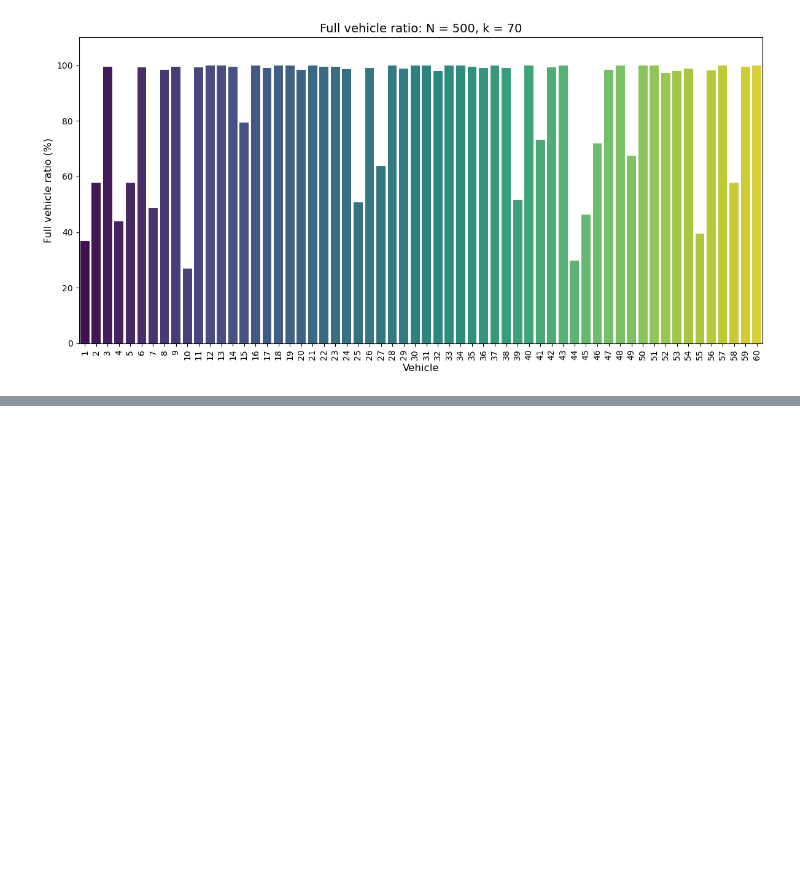
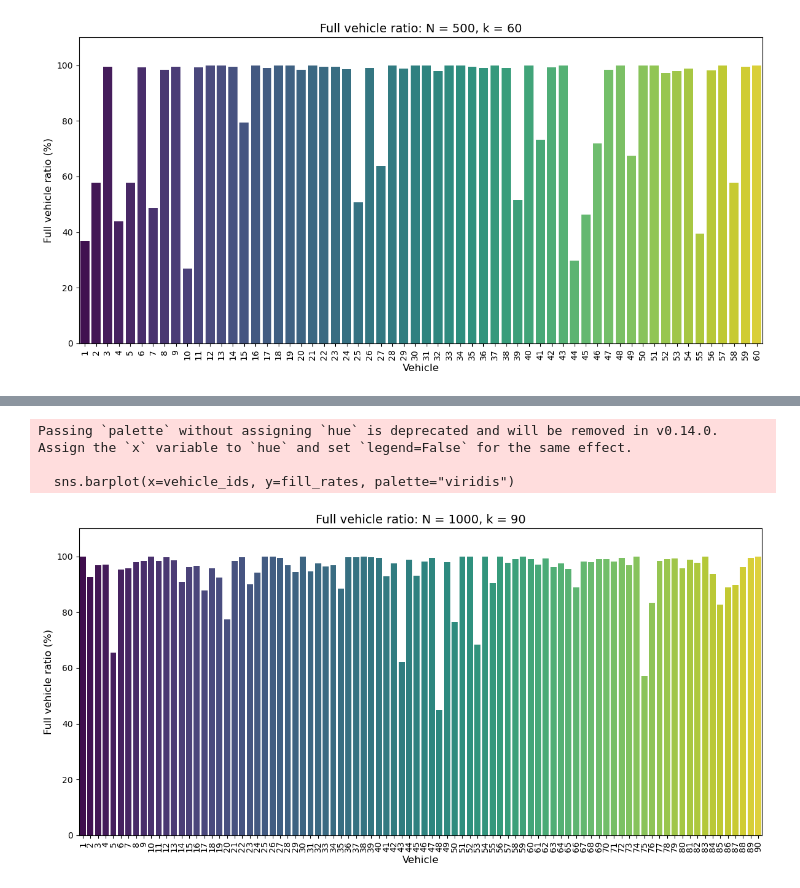
Before and after one commit to trungphandinh/Group-19_Optimization, a Jupyter notebook: Inputs/Input_testing.ipynb, the cells around one changed output, grey strips where cells are left out. Drawn from its saved outputs; the diff is of its cells as text; code cells hidden in the pictures; blank space fills up the shorter version.

```diff
--- a/Inputs/Input_testing.ipynb
+++ b/Inputs/Input_testing.ipynb
@@ -1359,0 +1632,37 @@ Passing `palette` without assigning `hue` is deprecated and will be removed in v
+# %%
+import matplotlib.pyplot as plt
+import seaborn as sns
+import numpy as np
+
+# Dữ liệu về tỉ lệ lấp đầy
+vehicle_ids = list(range(1, 91))
+fill_rates = [100.00, 92.56, 96.83, 97.06, 65.61, 95.26, 95.73, 98.02, 98.42, 100.00,
+98.39, 99.67, 98.51, 90.85, 96.18, 96.67, 87.80, 95.75, 92.50, 77.46,
+98.34, 99.61, 89.92, 94.20, 100.00, 100.00, 99.51, 96.84, 94.37, 100.00,
+94.55, 97.44, 96.43, 96.81, 88.52, 99.63, 99.62, 100.00, 99.62, 99.49,
+92.78, 97.58, 62.30, 98.85, 93.17, 98.11, 99.50, 44.90, 97.90, 76.44,
+100.00, 100.00, 68.35, 100.00, 90.51, 100.00, 97.73, 98.98, 100.00, 99.02,
+96.97, 99.26, 96.27, 97.60, 95.43, 88.82, 98.10, 98.03, 99.00, 99.12,
+98.06, 99.51, 96.92, 100.00, 57.23, 83.43, 98.33, 99.02, 99.19, 95.68,
+98.80, 97.83, 100.00, 93.75, 82.80, 88.89, 89.71, 96.17, 99.48, 100.00]
+
+
+# Tạo biểu đồ
+plt.figure(figsize=(12, 6))
+sns.barplot(x=vehicle_ids, y=fill_rates, palette="viridis")
+
+# Thiết lập tiêu đề và nhãn trục
+plt.title("Full vehicle ratio: N = 1000, k = 90", fontsize=14)
+plt.xlabel("Vehicle", fontsize=12)
+plt.ylabel("Full vehicle ratio (%)", fontsize=12)
+plt.xticks(rotation=90)
+plt.ylim(0, 110)  # Giới hạn trục tung để dễ quan sát
+
+# Hiển thị biểu đồ
+plt.tight_layout()
+plt.show()
+# %% [output]
+Passing `palette` without assigning `hue` is deprecated and will be removed in v0.14.0. Assign the `x` variable to `hue` and set `legend=False` for the same effect.
+
+  sns.barplot(x=vehicle_ids, y=fill_rates, palette="viridis")
+[figure, added]
```
Also changed, not shown: parts of 15 cells of this notebook, 14 other files.
